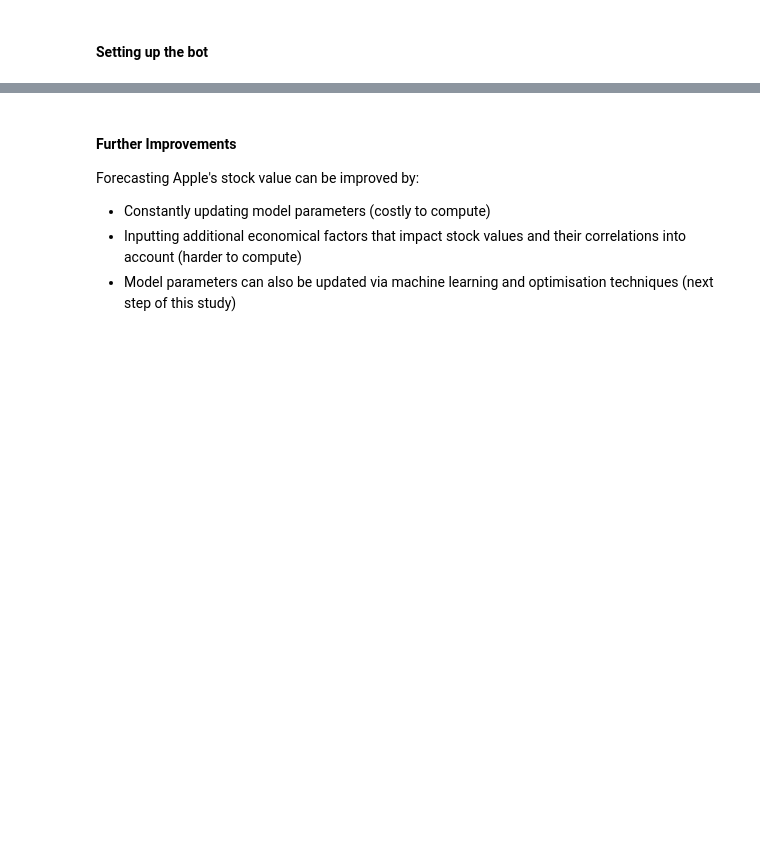
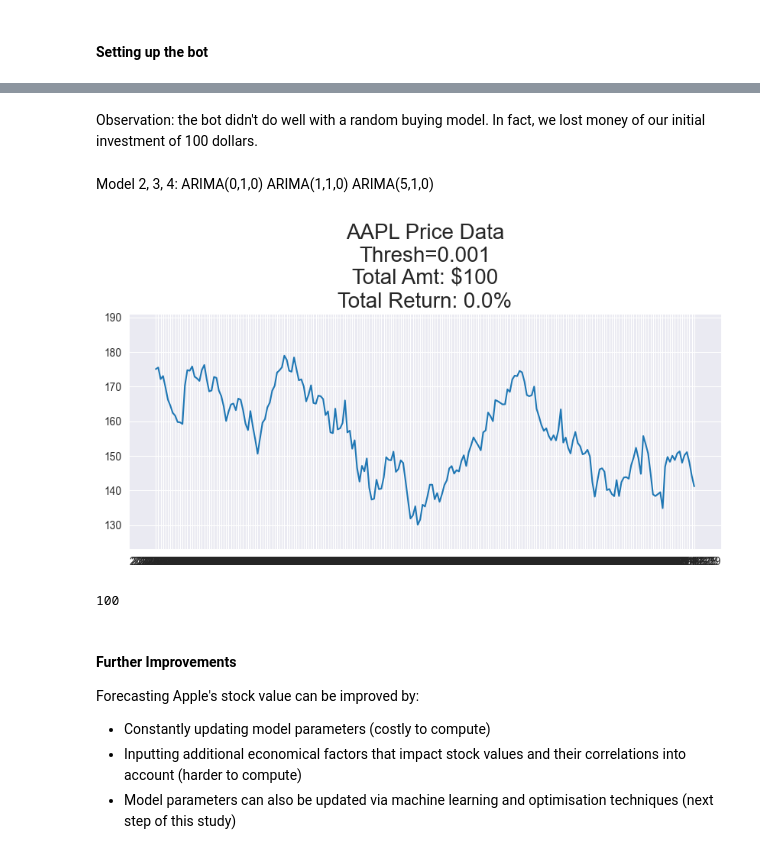
Before and after one commit to killianvervelle/Financial-Forecasting-with-Timeseries, a Jupyter notebook: AnSeqDa_projet.ipynb, the cells around one changed output, grey strips where cells are left out. Drawn from its saved outputs; the diff is of its cells as text; code cells hidden in the pictures; blank space fills up the shorter version.

```diff
--- a/AnSeqDa_projet.ipynb
+++ b/AnSeqDa_projet.ipynb
@@ -475,3 +491,13 @@ run_simulation(returns, prices, 100, 0.5, None, verbose=False)
+# %% [markdown]
+Observation: the bot didn't do well with a random buying model. In fact, we lost money of our initial investment of 100 dollars.
+# %% [markdown]
+Model 2, 3, 4: ARIMA(0,1,0) ARIMA(1,1,0) ARIMA(5,1,0)
+# %%
+#for n in [0, 1, 5]:
+run_simulation(df.returns, df.close, 100, (5,1,0), 0.001, verbose=False, plot=True)
+# %% [output]
+[figure, added]
+100
 # %% [markdown]
 #### Further Improvements
 
```
Also changed, not shown: parts of 14 cells of this notebook.
